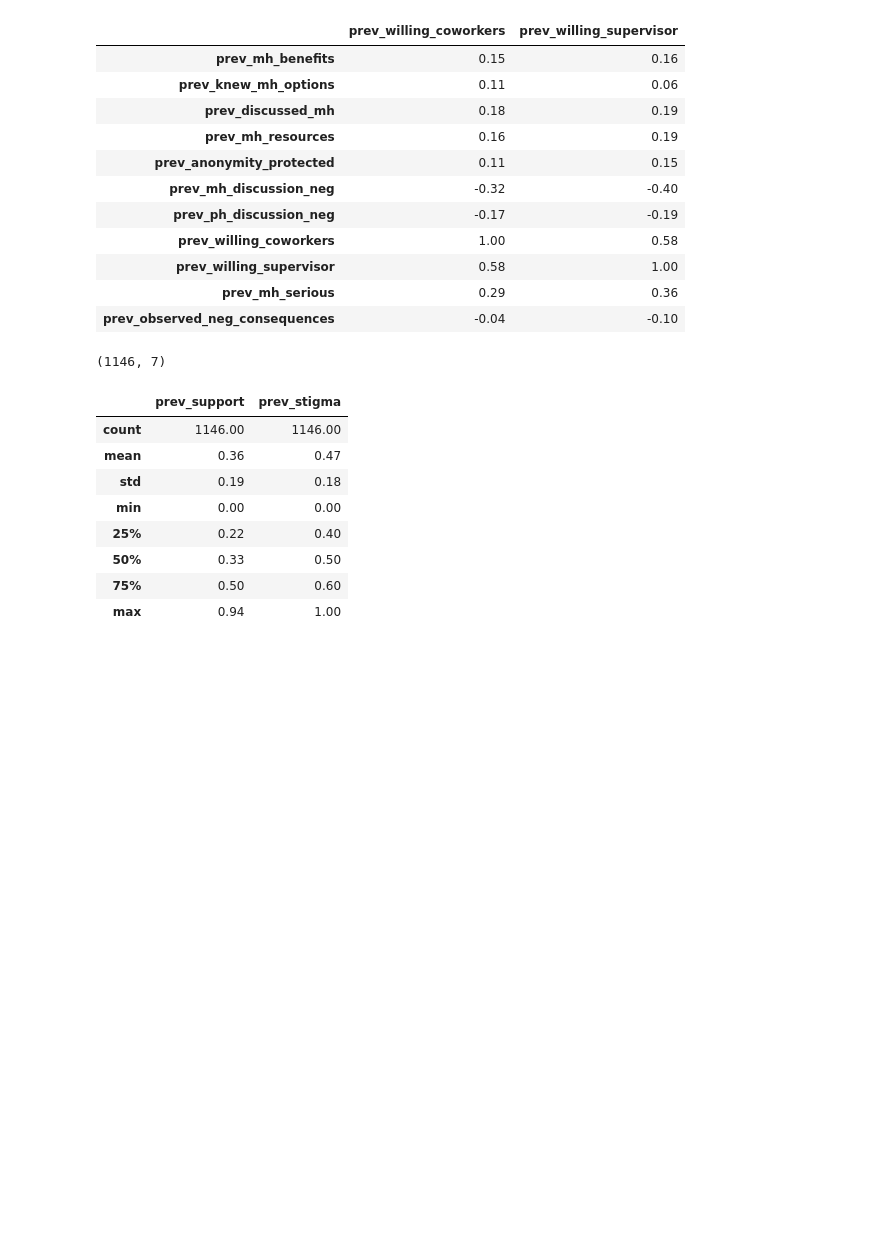
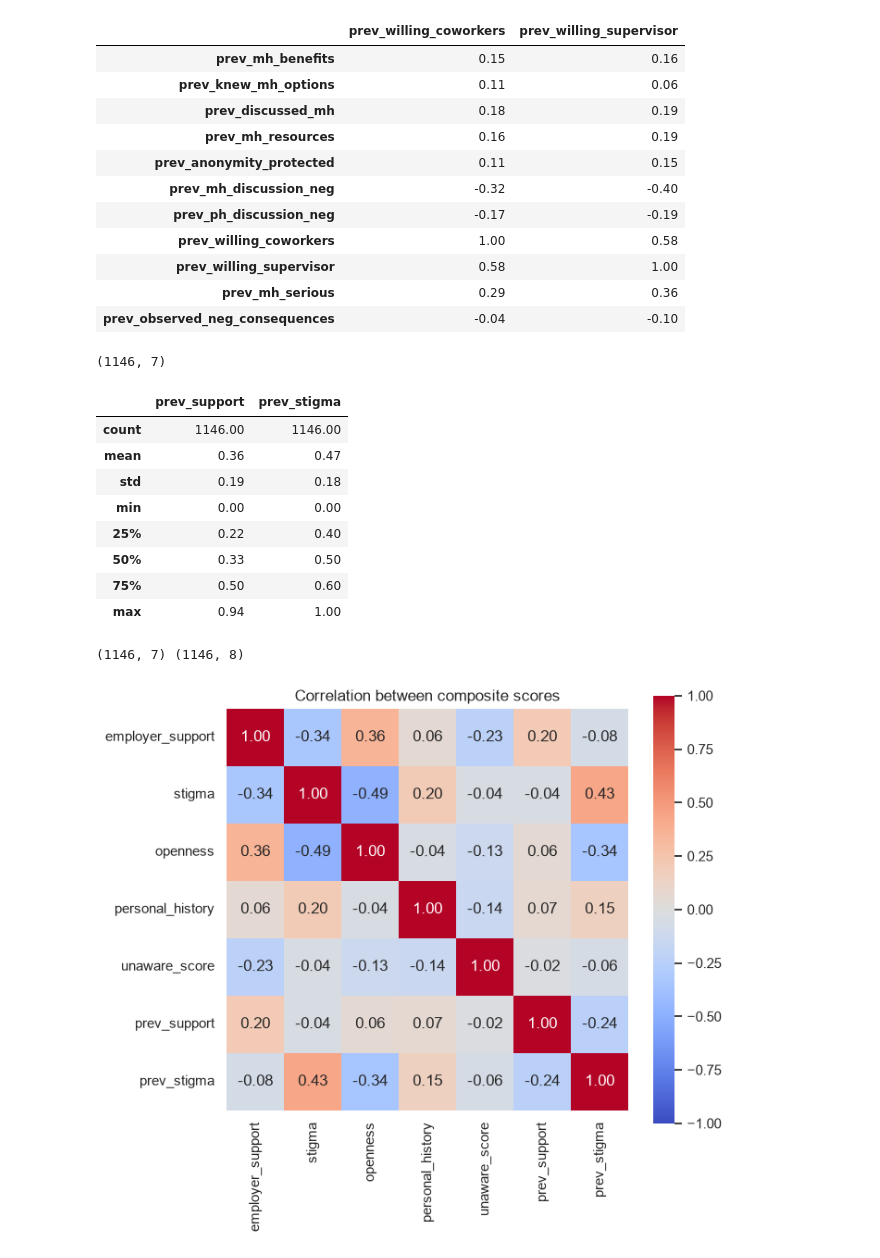
Before and after one commit to fluyid/osmi-mental-health-in-tech, a Jupyter notebook: osmi-clustering/notebooks/01_clustering.ipynb, the cells around one changed output. Cells and saved outputs as stored; diff of their text form; code cells hidden in the pictures; blank space fills up the shorter version.

Commit message:
Set clustering input, add score heatmap and step 7 summary
Clustering uses the seven 0-1 scores only; work-setup columns are kept in a separate context table for profiling. Heatmap saved to figures.

```diff
--- a/osmi-clustering/notebooks/01_clustering.ipynb
+++ b/osmi-clustering/notebooks/01_clustering.ipynb
@@ -952,3 +952,23 @@ composites[list(prev_groups)].describe().round(2)
 | 50% | 0.33 | 0.50 |
 | 75% | 0.50 | 0.60 |
 | max | 0.94 | 1.00 |
+# %%
+context_cols = ["company_size", "remote_work", "tech_company", "is_developer", "is_leadership",
+                "country_usa", "country_uk", "country_other"]
+
+clustering_input = composites.copy()
+context = encoded[context_cols].copy()
+
+assert clustering_input.shape == (len(encoded), 7)
+print(clustering_input.shape, context.shape)
+# %% [output]
+(1146, 7) (1146, 8)
+# %%
+plt.figure(figsize=(7, 6))
+sns.heatmap(clustering_input.corr(), annot=True, fmt=".2f", cmap="coolwarm",
+            vmin=-1, vmax=1, square=True)
+plt.title("Correlation between composite scores")
+plt.savefig("../figures/composite_correlation.png", dpi=150, bbox_inches="tight")
+plt.show()
+# %% [output]
+[figure, added]
```
Also changed, not shown: parts of 1 cell of this notebook, 1 other file.
